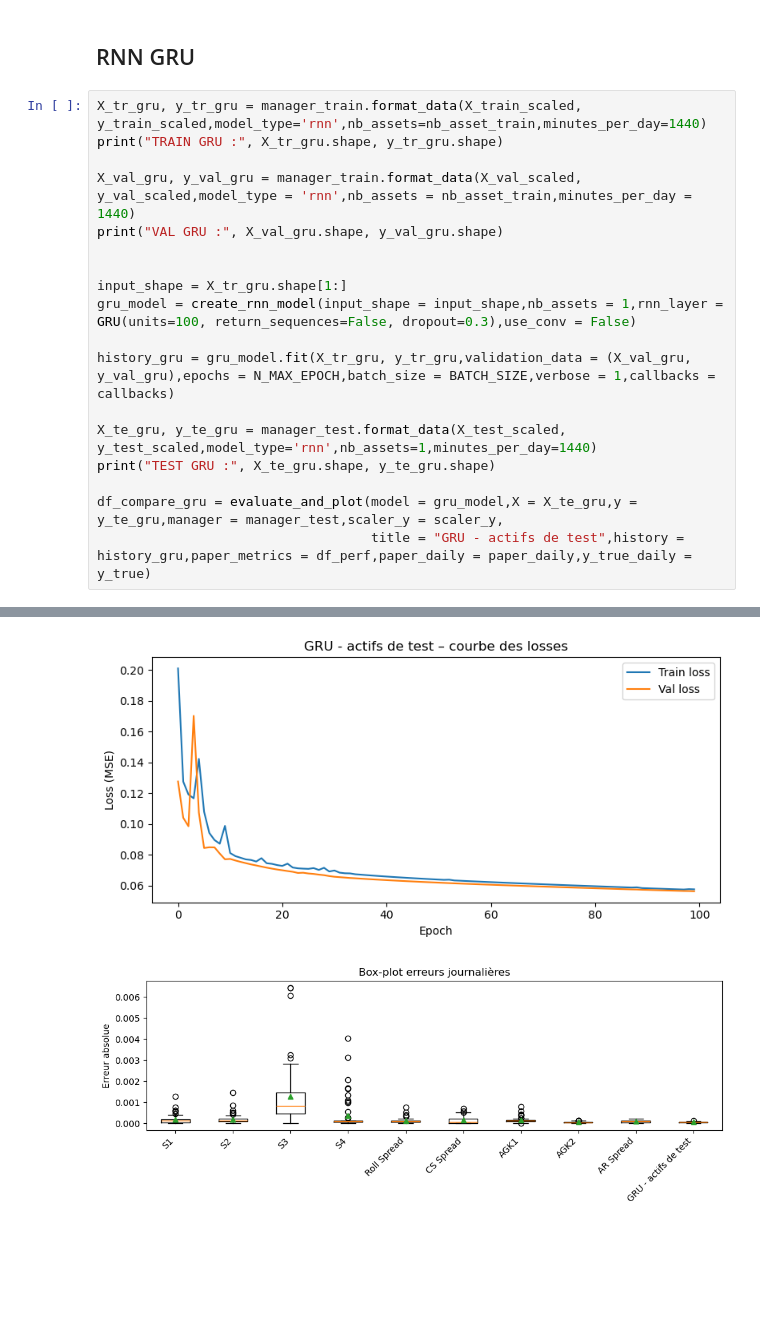
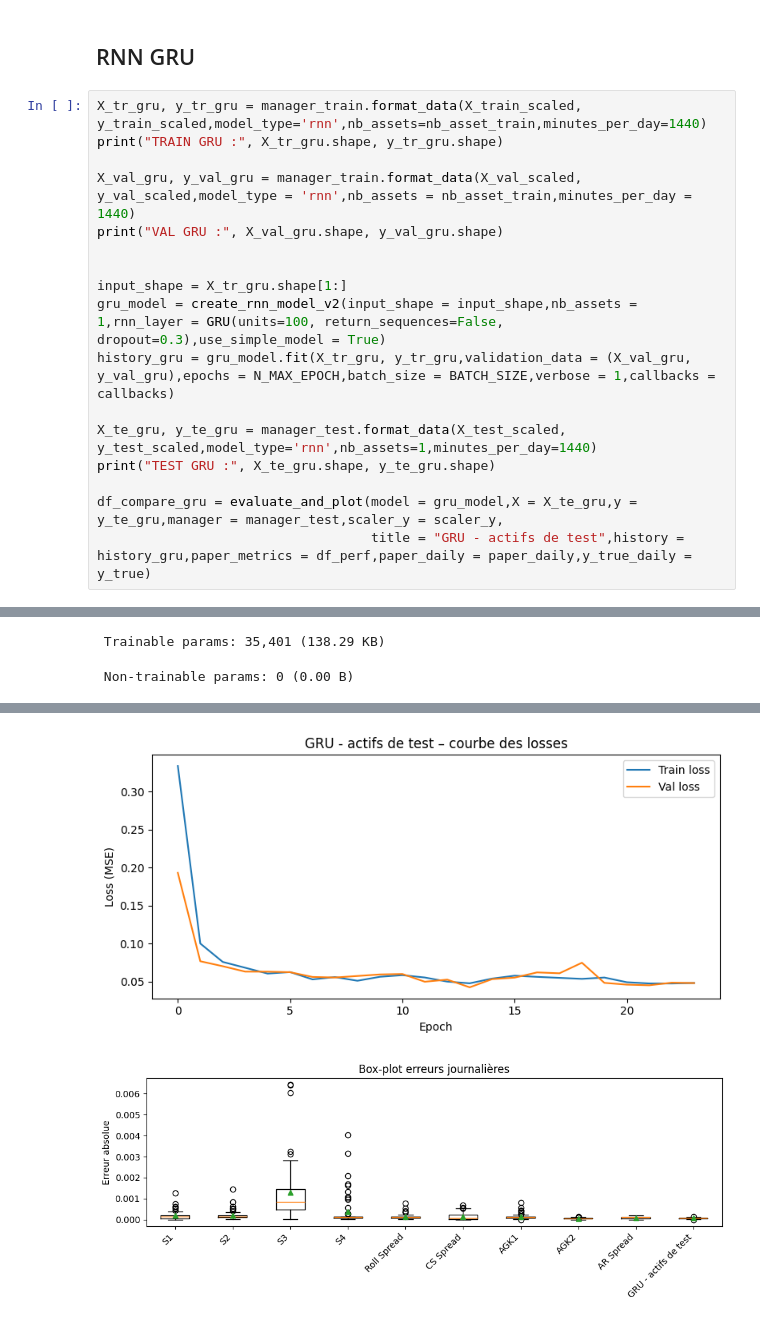
Before and after one commit to Timodang/Deep-Learning-Bid-Ask-Project, a Jupyter notebook: Deep-Learning-for-Spread-Forecasting/main/main_ntb.ipynb, the cells around one changed output, grey strips where cells are left out. Cells and saved outputs as stored; diff of their text form; blank space fills up the shorter version.

```diff
--- a/Deep-Learning-for-Spread-Forecasting/main/main_ntb.ipynb
+++ b/Deep-Learning-for-Spread-Forecasting/main/main_ntb.ipynb
@@ -355,8 +365,7 @@ print("VAL GRU :", X_val_gru.shape, y_val_gru.shape)
 
 
 input_shape = X_tr_gru.shape[1:]
-gru_model = create_rnn_model(input_shape = input_shape,nb_assets = 1,rnn_layer = GRU(units=100, return_sequences=False, dropout=0.3),use_conv = False)
-
+gru_model = create_rnn_model_v2(input_shape = input_shape,nb_assets = 1,rnn_layer = GRU(units=100, return_sequences=False, dropout=0.3),use_simple_model = True)
 history_gru = gru_model.fit(X_tr_gru, y_tr_gru,validation_data = (X_val_gru, y_val_gru),epochs = N_MAX_EPOCH,batch_size = BATCH_SIZE,verbose = 1,callbacks = callbacks)
 
 X_te_gru, y_te_gru = manager_test.format_data(X_test_scaled, y_test_scaled,model_type='rnn',nb_assets=1,minutes_per_day=1440)
@@ -384,0 +391,2 @@ GRU - actifs de test – Test | RMSE=0.0001  MAE=0.0000
+ Trainable params: 35,401 (138.29 KB)
+ Non-trainable params: 0 (0.00 B)
@@ -385,5 +410,5 @@ GRU - actifs de test – Test | RMSE=0.0001  MAE=0.0000
-[figure, old version]
+[figure, new version]
-[figure, old version]
+[figure, new version]
 |  | R² | RMSE | MAE |
 | S1 | -222.608059 | 0.000284 | 0.000187 |
 | S2 | -245.777907 | 0.000298 | 0.000199 |
```
Also changed, not shown: parts of 17 cells of this notebook, 2 other files.
